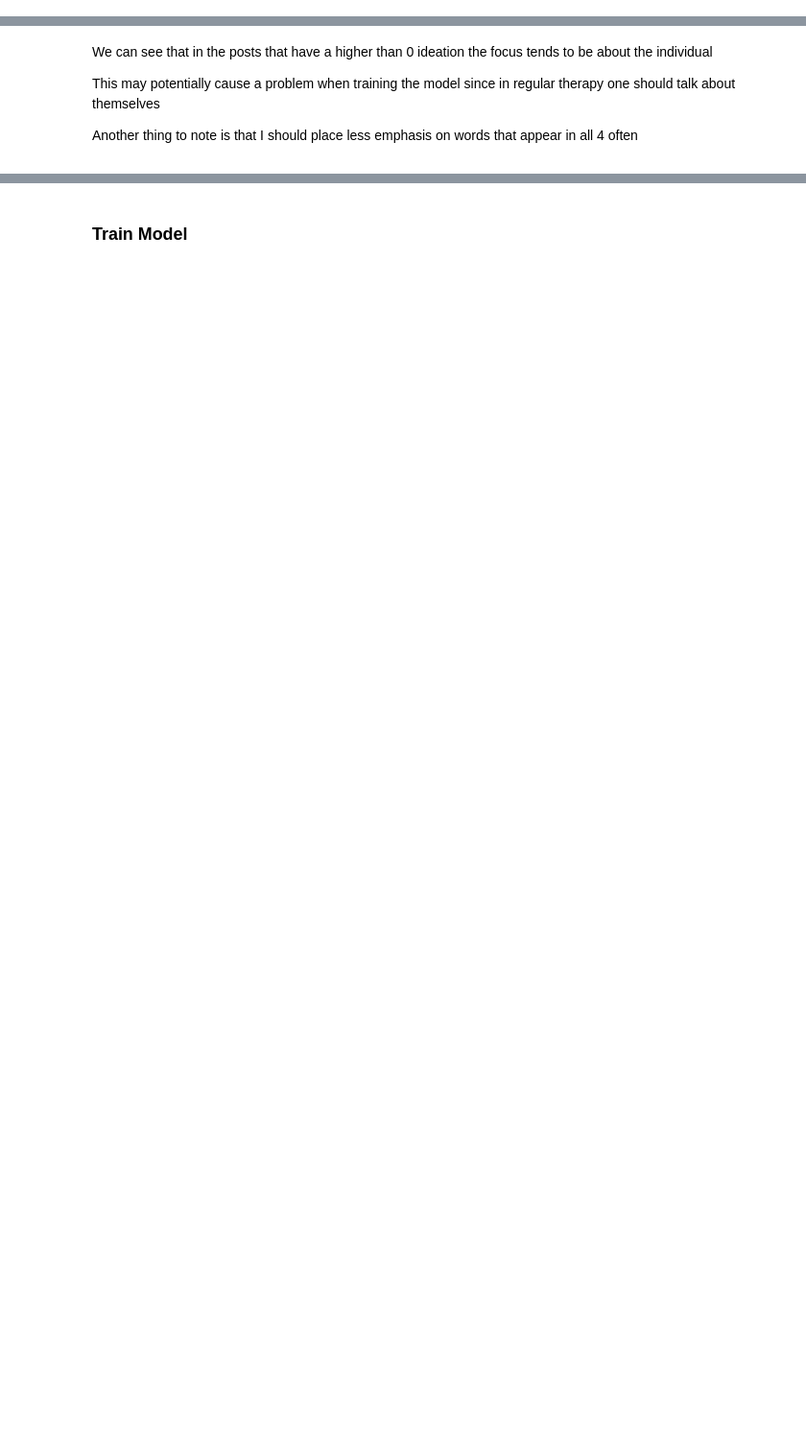
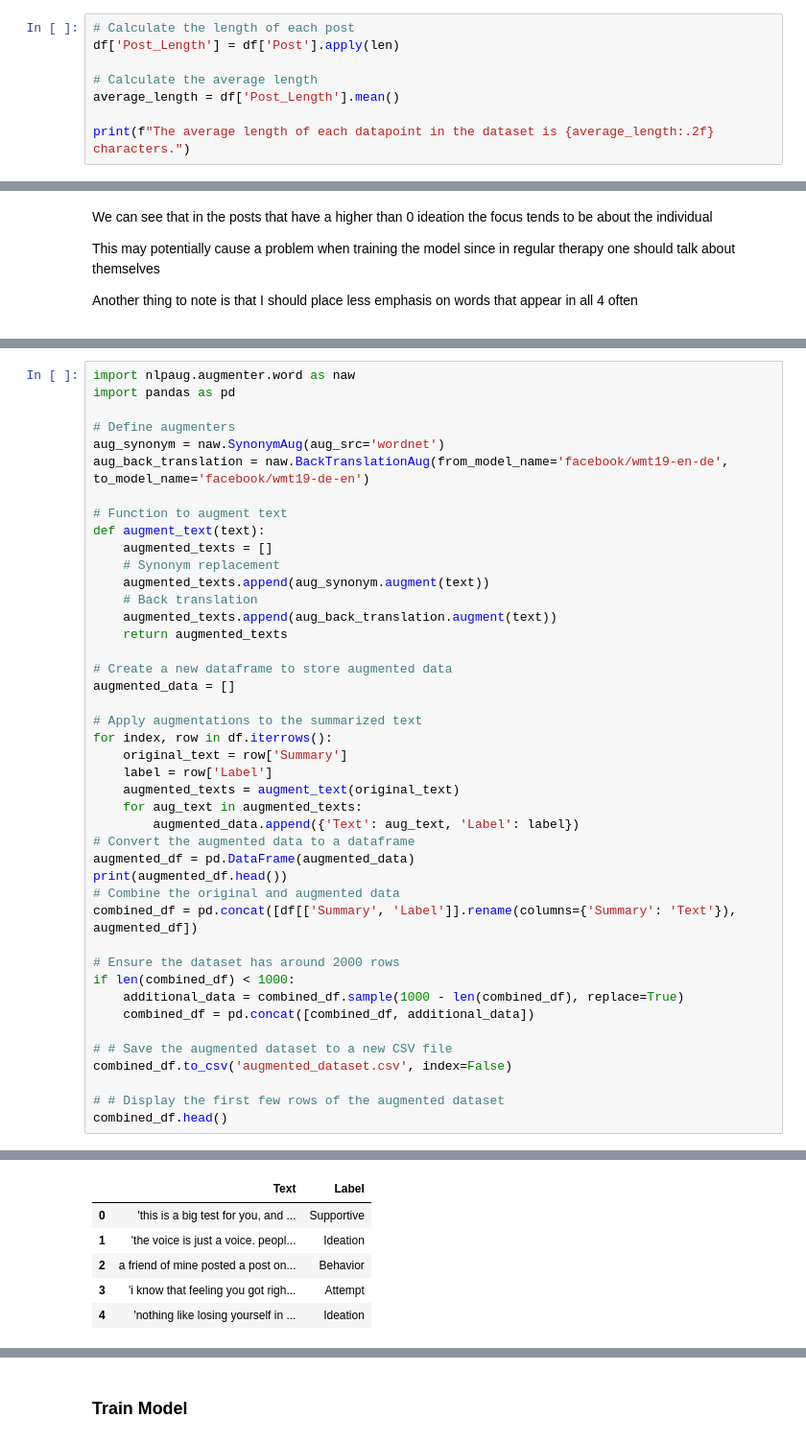
Before and after one commit to zlyons70/MentalHealthAI, a Jupyter notebook: notebooks/data_cleaning.ipynb, the cells around one changed output, grey strips where cells are left out. Shown at 96% size. Cells and saved outputs as stored; diff of their text form; blank space fills up the shorter version.

```diff
--- a/notebooks/data_cleaning.ipynb
+++ b/notebooks/data_cleaning.ipynb
@@ -135,0 +134,8 @@ plt.show()
+# %%
+# Calculate the length of each post
+df['Post_Length'] = df['Post'].apply(len)
+
+# Calculate the average length
+average_length = df['Post_Length'].mean()
+
+print(f"The average length of each datapoint in the dataset is {average_length:.2f} characters.")
@@ -139,0 +213,44 @@ plt.show()
+# %%
+import nlpaug.augmenter.word as naw
+import pandas as pd
+
+# Define augmenters
+aug_synonym = naw.SynonymAug(aug_src='wordnet')
+aug_back_translation = naw.BackTranslationAug(from_model_name='facebook/wmt19-en-de', to_model_name='facebook/wmt19-de-en')
+
+# Function to augment text
+def augment_text(text):
+    augmented_texts = []
+    # Synonym replacement
+    augmented_texts.append(aug_synonym.augment(text))
+    # Back translation
+    augmented_texts.append(aug_back_translation.augment(text))
+    return augmented_texts
+
+# Create a new dataframe to store augmented data
+augmented_data = []
+
+# Apply augmentations to the summarized text
+for index, row in df.iterrows():
+    original_text = row['Summary']
+    label = row['Label']
+    augmented_texts = augment_text(original_text)
+    for aug_text in augmented_texts:
+        augmented_data.append({'Text': aug_text, 'Label': label})
+# Convert the augmented data to a dataframe
+augmented_df = pd.DataFrame(augmented_data)
+print(augmented_df.head())
+# Combine the original and augmented data
+combined_df = pd.concat([df[['Summary', 'Label']].rename(columns={'Summary': 'Text'}), augmented_df])
+
+# Ensure the dataset has around 2000 rows
+if len(combined_df) < 1000:
+    additional_data = combined_df.sample(1000 - len(combined_df), replace=True)
+    combined_df = pd.concat([combined_df, additional_data])
+
+# # Save the augmented dataset to a new CSV file
+combined_df.to_csv('augmented_dataset.csv', index=False)
+
+# # Display the first few rows of the augmented dataset
+combined_df.head()
+# %% [output]
@@ -139,0 +263,6 @@ plt.show()
+|  | Text | Label |
+| 0 | 'this is a big test for you, and ... | Supportive |
+| 1 | 'the voice is just a voice. peopl... | Ideation |
+| 2 | a friend of mine posted a post on... | Behavior |
+| 3 | 'i know that feeling you got righ... | Attempt |
+| 4 | 'nothing like losing yourself in ... | Ideation |
```
Also changed, not shown: parts of 26 cells of this notebook, 10 other files.
